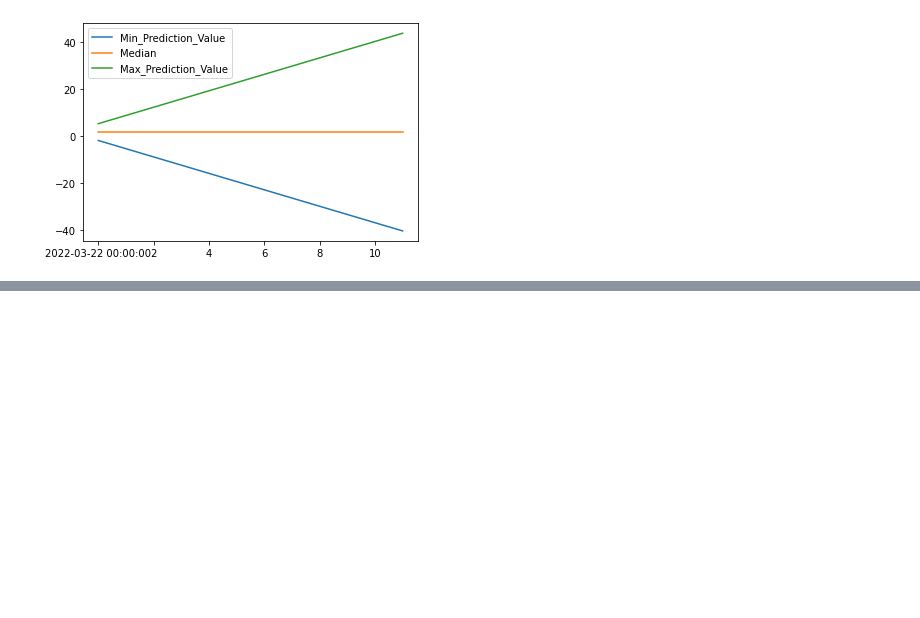
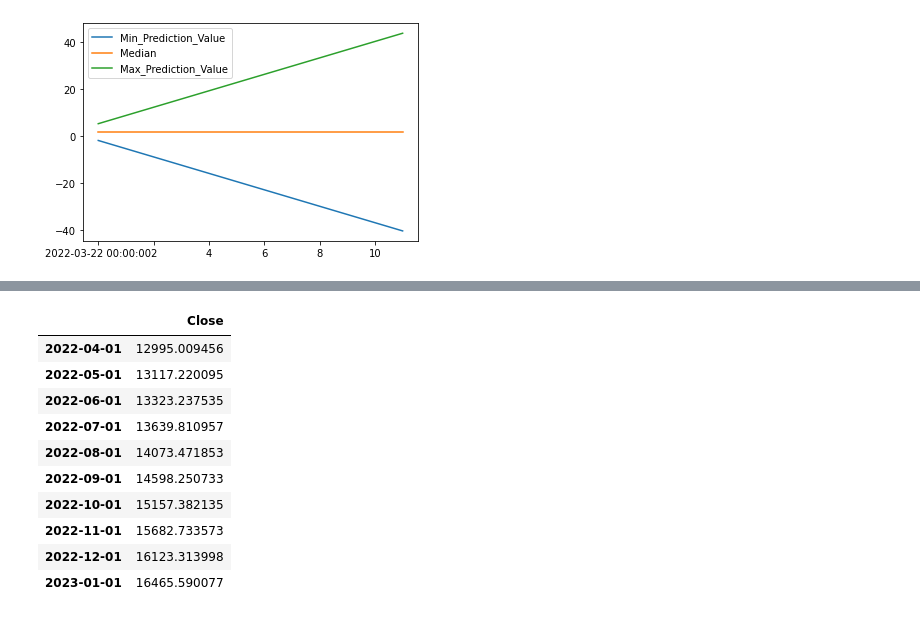
Before and after one commit to TobiasFatzer/STAT_Abgabe, a Jupyter notebook: STAT.ipynb, the cells around one changed output, grey strips where cells are left out. Drawn from its saved outputs; the diff is of its cells as text; code cells hidden in the pictures; blank space fills up the shorter version.

```diff
--- a/STAT.ipynb
+++ b/STAT.ipynb
@@ -208,0 +330,35 @@ absolut_df
+# %%
+pd.set_option('display.max_rows', None)
+#
+# print(len(df3))
+# letsTryThis = pd.DataFrame(df3[400:])
+# letsTryThis = pd.concat([absolut_df, letsTryThis])
+# letsTryThis.drop(letsTryThis.tail(17).index,inplace=True)
+#
+#
+# plt.plot(letsTryThis, color='red', label='Prediction')
+# plt.plot(absolut_df['Close'], color='green', label='Predicted SMi Price')
+# plt.plot(absolut_df['Absolut_Median'], color='yellow', label='asdf SMi Price')
+# absolut_df
+
+
+aksdfj = pd.DataFrame(absolut_df.loc['2022-04-01':]['Close'])
+aksdfj['Close'] = somepred[:10]
+absolut_df['Close'] = aksdfj['Close']
+
+if absolut_df['Close'].isnull().values.any():
+    absolut_df["Close"].fillna(absolut_df['Absolut_Median'], inplace=True)
+
+aksdfj
+# %% [output]
+|  | Close |
+| 2022-04-01 | 12995.009456 |
+| 2022-05-01 | 13117.220095 |
+| 2022-06-01 | 13323.237535 |
+| 2022-07-01 | 13639.810957 |
+| 2022-08-01 | 14073.471853 |
+| 2022-09-01 | 14598.250733 |
+| 2022-10-01 | 15157.382135 |
+| 2022-11-01 | 15682.733573 |
+| 2022-12-01 | 16123.313998 |
+| 2023-01-01 | 16465.590077 |
```
Also changed, not shown: parts of 5 cells of this notebook, 5 other files.
